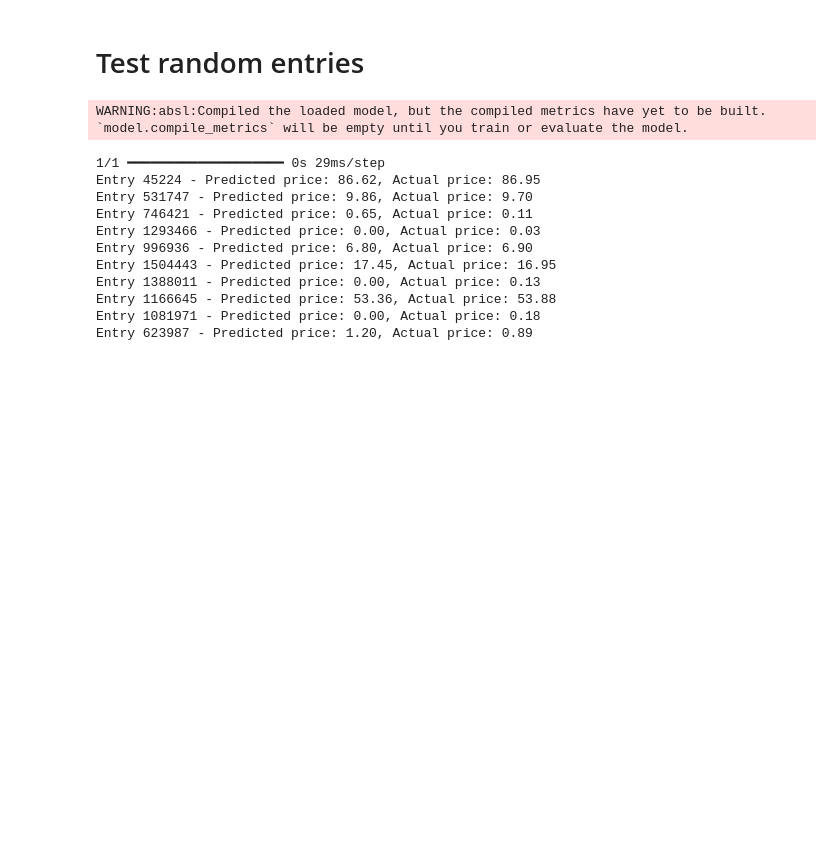
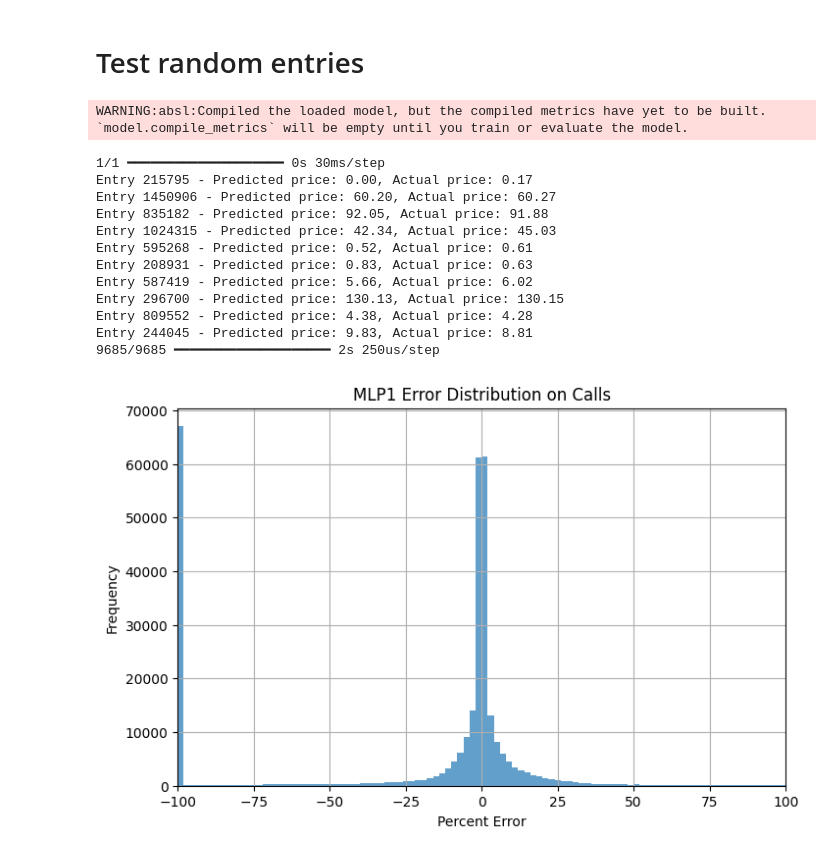
Before and after one commit to AdamK14/CS-4641-Project, a Jupyter notebook: MLP1/mlp1_puts.ipynb, the cells around one changed output. Cells and saved outputs as stored; diff of their text form; code cells hidden in the pictures; blank space fills up the shorter version.

```diff
--- a/MLP1/mlp1_puts.ipynb
+++ b/MLP1/mlp1_puts.ipynb
@@ -266,22 +266,44 @@ WARNING:absl:Compiled the loaded model, but the compiled metrics have yet to be
 # %%
 # Test 10 random entries
 loaded_model = load_model(model_file)
 sample_entries = X.sample(10)
 sample_scaled = scaler.transform(sample_entries)
 predictions = loaded_model.predict(sample_scaled)
 
 for i, idx in enumerate(sample_entries.index):
     print(f"Entry {idx} - Predicted price: {predictions[i][0]:.2f}, Actual price: {y.loc[idx]:.2f}")
+
+# ---- Full Test Set Error Analysis ----
+X_test_scaled = scaler.transform(X_test)
+y_pred = loaded_model.predict(X_test_scaled).flatten()
+y_true = y_test.values
+
+# Compute percent errors
+percent_errors = 100 * (y_pred - y_true) / y_true
+
+bins = np.arange(-200, 201, 2)  # from -100 to +100 with 2% width
+
+# Plot histogram with x-axis limited to [-100%, 100%]
+plt.figure(figsize=(8, 5))
+plt.hist(percent_errors, bins=bins, alpha=0.7)
+plt.xlabel("Percent Error")
+plt.ylabel("Frequency")
+plt.title("MLP1 Error Distribution on Calls")
+plt.xlim([-100, 100])
+plt.grid(True)
+plt.show()
 # %% [output]
 WARNING:absl:Compiled the loaded model, but the compiled metrics have yet to be built. `model.compile_metrics` will be empty until you train or evaluate the model.
-1/1 ━━━━━━━━━━━━━━━━━━━━ 0s 29ms/step
-Entry 45224 - Predicted price: 86.62, Actual price: 86.95
-Entry 531747 - Predicted price: 9.86, Actual price: 9.70
-Entry 746421 - Predicted price: 0.65, Actual price: 0.11
-Entry 1293466 - Predicted price: 0.00, Actual price: 0.03
-Entry 996936 - Predicted price: 6.80, Actual price: 6.90
-Entry 1504443 - Predicted price: 17.45, Actual price: 16.95
-Entry 1388011 - Predicted price: 0.00, Actual price: 0.13
-Entry 1166645 - Predicted price: 53.36, Actual price: 53.88
-Entry 1081971 - Predicted price: 0.00, Actual price: 0.18
-Entry 623987 - Predicted price: 1.20, Actual price: 0.89
+1/1 ━━━━━━━━━━━━━━━━━━━━ 0s 30ms/step
+Entry 215795 - Predicted price: 0.00, Actual price: 0.17
+Entry 1450906 - Predicted price: 60.20, Actual price: 60.27
+Entry 835182 - Predicted price: 92.05, Actual price: 91.88
+Entry 1024315 - Predicted price: 42.34, Actual price: 45.03
+Entry 595268 - Predicted price: 0.52, Actual price: 0.61
+Entry 208931 - Predicted price: 0.83, Actual price: 0.63
+Entry 587419 - Predicted price: 5.66, Actual price: 6.02
+Entry 296700 - Predicted price: 130.13, Actual price: 130.15
+Entry 809552 - Predicted price: 4.38, Actual price: 4.28
+Entry 244045 - Predicted price: 9.83, Actual price: 8.81
+9685/9685 ━━━━━━━━━━━━━━━━━━━━ 2s 250us/step
+[figure, added]
```
Also changed, not shown: 1 other file.
